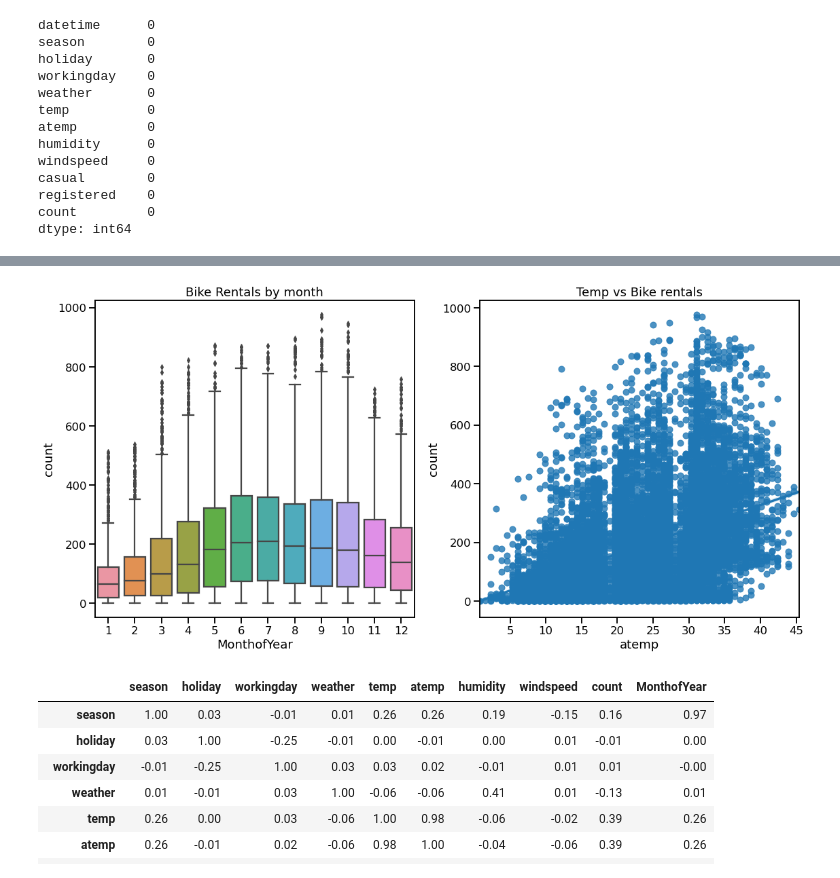
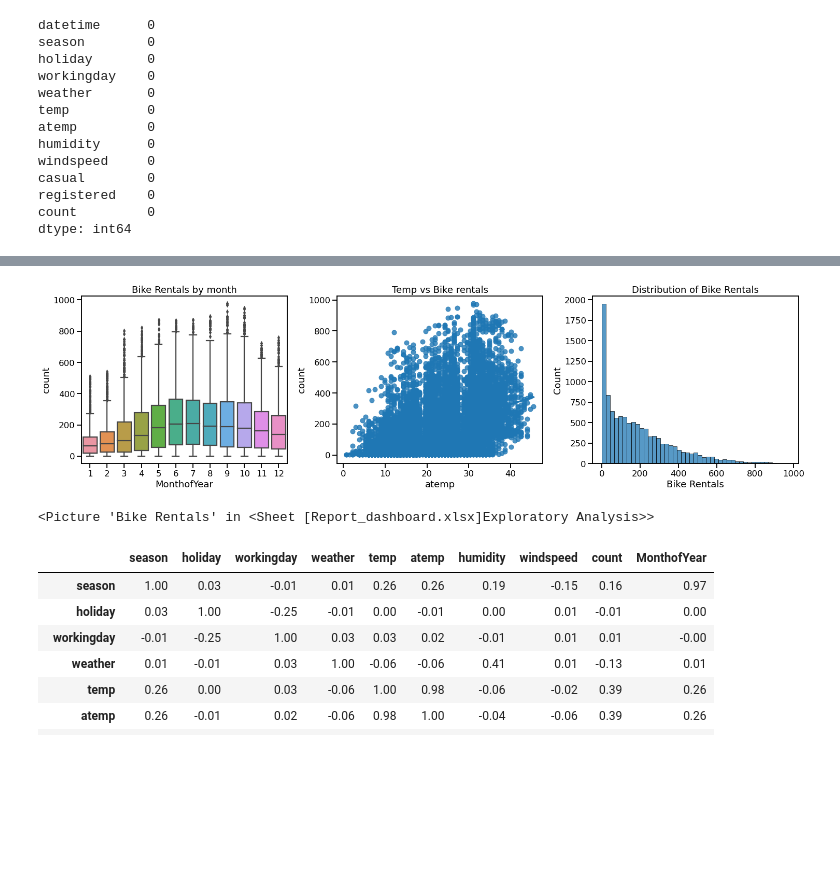
Before and after one commit to gmehra123/data_science, a Jupyter notebook: Tree Based Models.ipynb, the cells around one changed output, grey strips where cells are left out. Saved outputs shown, nothing was run; the diff lists cells and outputs as text; code cells hidden in the pictures; blank space fills up the shorter version.

Commit message:
Adding excel dashboard file

```diff
--- a/Tree Based Models.ipynb
+++ b/Tree Based Models.ipynb
@@ -71,20 +71,29 @@ Name: season, dtype: int64
 bike['MonthofYear']=bike.datetime.dt.month
 # %%
 bike.drop(columns=['registered','casual'],inplace=True)
+# %%
+book=xw.Book('Bike_Data/Report_Dashboard.xlsx')
+# %%
+sheet=book.sheets('Exploratory Analysis')
 # %%
-fig,(ax0,ax1)=plt.subplots(nrows=1,ncols=2)
-fig.set_figheight(8)
-fig.set_figwidth(16)
+fig,(ax0,ax1,ax2)=plt.subplots(nrows=1,ncols=3)
+fig.set_figheight(6)
+fig.set_figwidth(21)
 sns.boxplot(x='MonthofYear',y='count',data=bike,ax=ax0)
 sns.regplot(x='atemp',y='count',data=bike,ax=ax1)
+sns.histplot(x='count',data=bike,ax=ax2)
 ax0.set_title('Bike Rentals by month')
 ax1.set_title('Temp vs Bike rentals')
+ax2.set_xlabel('Bike Rentals')
+ax2.set_title('Distribution of Bike Rentals')
 plt.tight_layout()
 sns.set_context('talk')
 #sns.set_theme('dark')
 plt.show()
+sheet.pictures.add(fig,name='Bike Rentals',update=True)
 # %% [output]
-[figure, old version]
+[figure, new version]
+<Picture 'Bike Rentals' in <Sheet [Report_dashboard.xlsx]Exploratory Analysis>>
 # %%
 corr_mat=bike.corr().round(2)
 corr_mat
```
Also changed, not shown: parts of 19 cells of this notebook, 1 other file.
